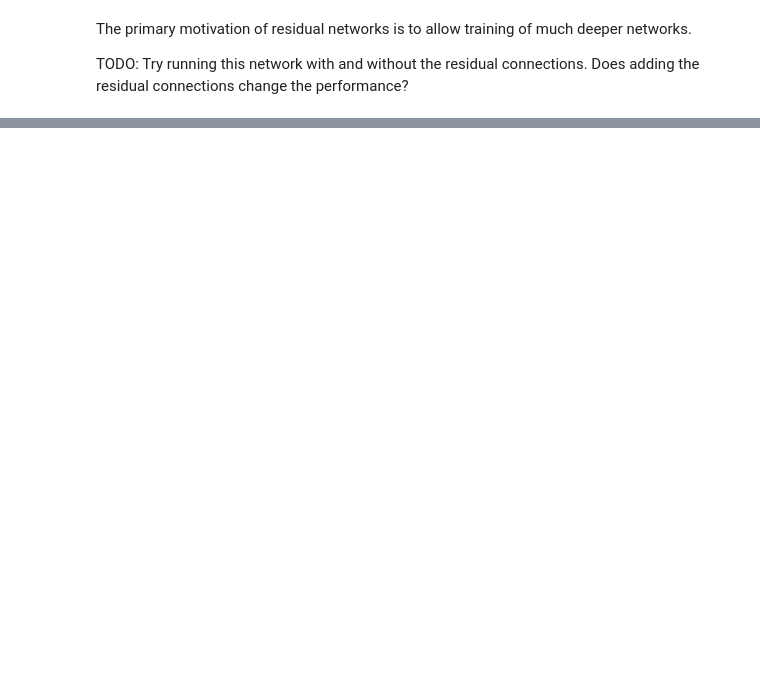
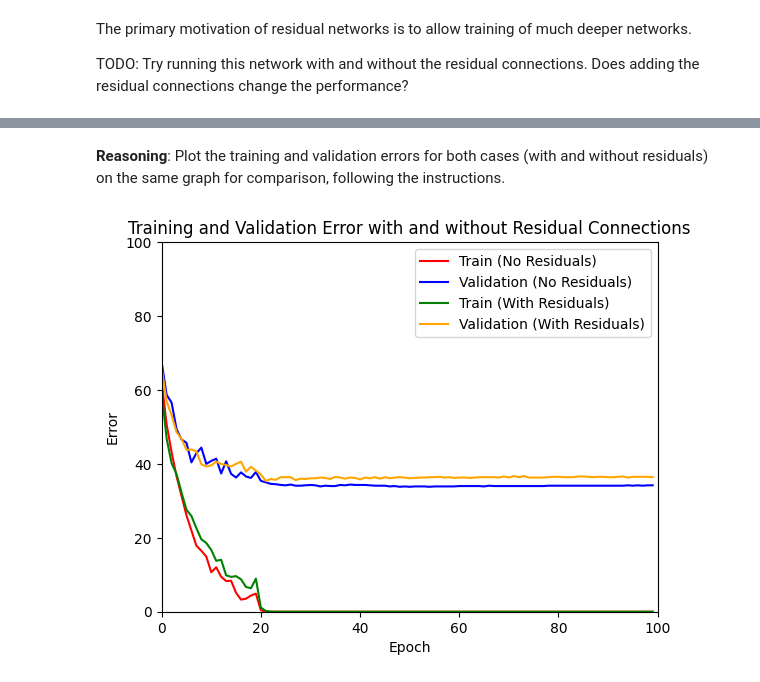
Before and after one commit to anjandhungana/udlbook, a Jupyter notebook: Notebooks/Chap11/11_2_Residual_Networks.ipynb, the cells around one changed output, grey strips where cells are left out. Drawn from its saved outputs; the diff is of its cells as text; code cells hidden in the pictures; blank space fills up the shorter version.

```diff
--- a/Notebooks/Chap11/11_2_Residual_Networks.ipynb
+++ b/Notebooks/Chap11/11_2_Residual_Networks.ipynb
@@ -71,8 +97,8 @@ class ResidualNetwork(torch.nn.Module):
 # Replace this function
   def forward(self, x):
     h1 = self.linear1(x).relu()
-    h2 = self.linear2(h1).relu()
-    h3 = self.linear3(h2).relu()
+    h2 = self.linear2(h1).relu() + h1 # Residual connection 1
+    h3 = self.linear3(h2).relu() + h2 # Residual connection 2
     return self.linear4(h3)
 # %%
 # He initialization of weights
@@ -155,0 +217,24 @@ TODO: Try running this network with and without the residual connections.  Does
+# %%
+class ResidualNetwork(torch.nn.Module):
+  def __init__(self, input_size, output_size, hidden_size=100, use_residuals=True):
+    super(ResidualNetwork, self).__init__()
+    self.linear1 = nn.Linear(input_size, hidden_size)
+    self.linear2 = nn.Linear(hidden_size, hidden_size)
+    self.linear3 = nn.Linear(hidden_size, hidden_size)
+    self.linear4 = nn.Linear(hidden_size, output_size)
+    self.use_residuals = use_residuals
+    print("Initialized MLPBase model with {} parameters".format(self.count_params()))
+
+  def count_params(self):
+    return sum([p.view(-1).shape[0] for p in self.parameters()])
+
+  def forward(self, x):
+    h1 = self.linear1(x).relu()
+    if self.use_residuals:
+        h2 = self.linear2(h1).relu() + h1 # Residual connection 1
+        h3 = self.linear3(h2).relu() + h2 # Residual connection 2
+    else:
+        h2 = self.linear2(h1).relu() # No Residual connection 1
+        h3 = self.linear3(h2).relu() # No Residual connection 2
+
+    return self.linear4(h3)
@@ -155,0 +407,18 @@ TODO: Try running this network with and without the residual connections.  Does
+# %% [markdown]
+**Reasoning**:
+Plot the training and validation errors for both cases (with and without residuals) on the same graph for comparison, following the instructions.
+# %%
+fig, ax = plt.subplots()
+ax.plot(errors_train_no_residuals, 'r-', label='Train (No Residuals)')
+ax.plot(errors_val_no_residuals, 'b-', label='Validation (No Residuals)')
+ax.plot(errors_train_with_residuals, 'g-', label='Train (With Residuals)')
+ax.plot(errors_val_with_residuals, 'orange', label='Validation (With Residuals)')
+ax.set_ylim(0, 100)
+ax.set_xlim(0, n_epoch)
+ax.set_xlabel('Epoch')
+ax.set_ylabel('Error')
+ax.set_title('Training and Validation Error with and without Residual Connections')
+ax.legend()
+plt.show()
+# %% [output]
+[figure, added]
```
Also changed, not shown: parts of 17 cells of this notebook.
